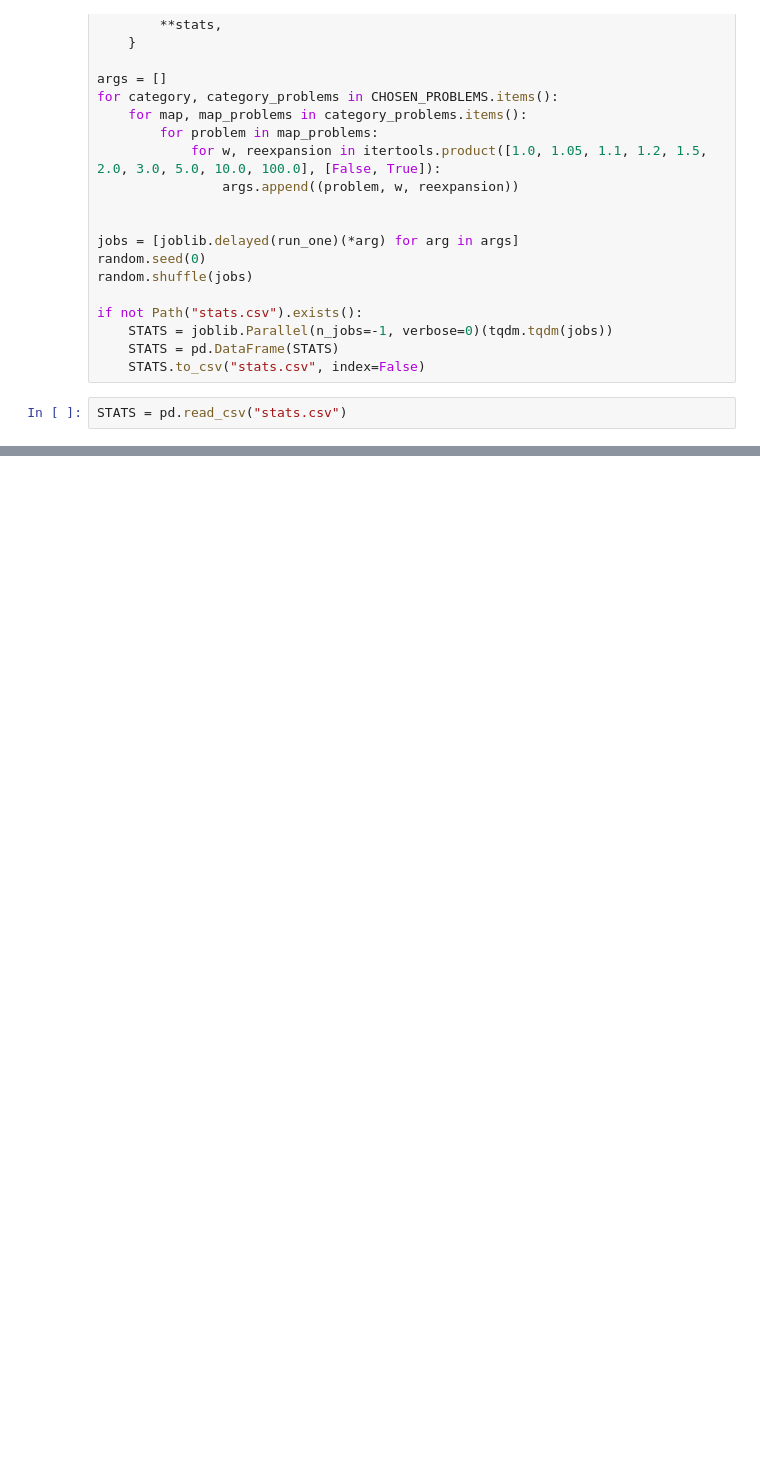
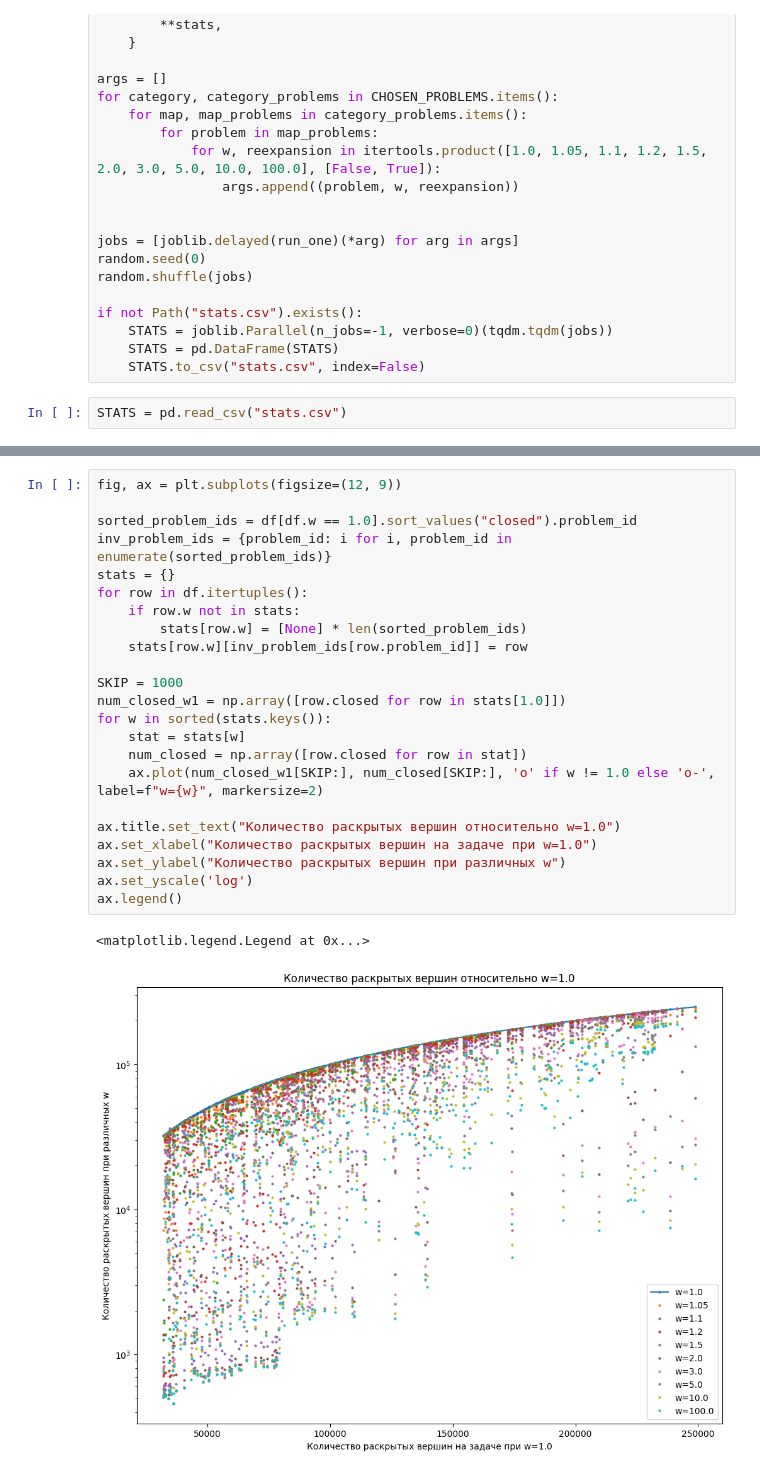
Before and after one commit to HS-Class-SPbU-2024-Fall/lab07-benchmarking-bounded-sub-optimal-astar-elteammate, a Jupyter notebook: benchmarking.ipynb, the cells around one changed output, grey strips where cells are left out. Cells and saved outputs as stored; diff of their text form; blank space fills up the shorter version.

```diff
--- a/benchmarking.ipynb
+++ b/benchmarking.ipynb
@@ -740,0 +535,26 @@ for i, (category, category_problems) in enumerate(sorted(CHOSEN_PROBLEMS.items()
+# %%
+fig, ax = plt.subplots(figsize=(12, 9))
+
+sorted_problem_ids = df[df.w == 1.0].sort_values("closed").problem_id
+inv_problem_ids = {problem_id: i for i, problem_id in enumerate(sorted_problem_ids)}
+stats = {}
+for row in df.itertuples():
+    if row.w not in stats:
+        stats[row.w] = [None] * len(sorted_problem_ids)
+    stats[row.w][inv_problem_ids[row.problem_id]] = row
+
+SKIP = 1000
+num_closed_w1 = np.array([row.closed for row in stats[1.0]])
+for w in sorted(stats.keys()):
+    stat = stats[w]
+    num_closed = np.array([row.closed for row in stat])
+    ax.plot(num_closed_w1[SKIP:], num_closed[SKIP:], 'o' if w != 1.0 else 'o-', label=f"w={w}", markersize=2)
+
+ax.title.set_text("Количество раскрытых вершин относительно w=1.0")
+ax.set_xlabel("Количество раскрытых вершин на задаче при w=1.0")
+ax.set_ylabel("Количество раскрытых вершин при различных w")
+ax.set_yscale('log')
+ax.legend()
+# %% [output]
+<matplotlib.legend.Legend at 0x...>
+[figure, added]
```
Also changed, not shown: parts of 49 cells of this notebook, 1 other file.
